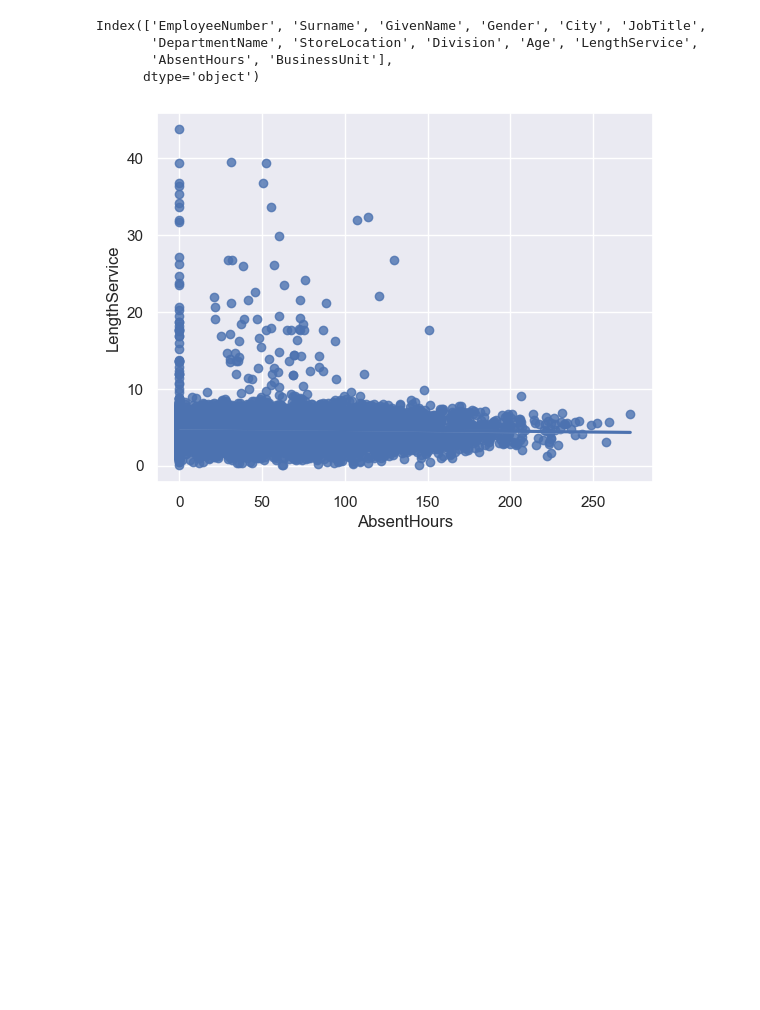
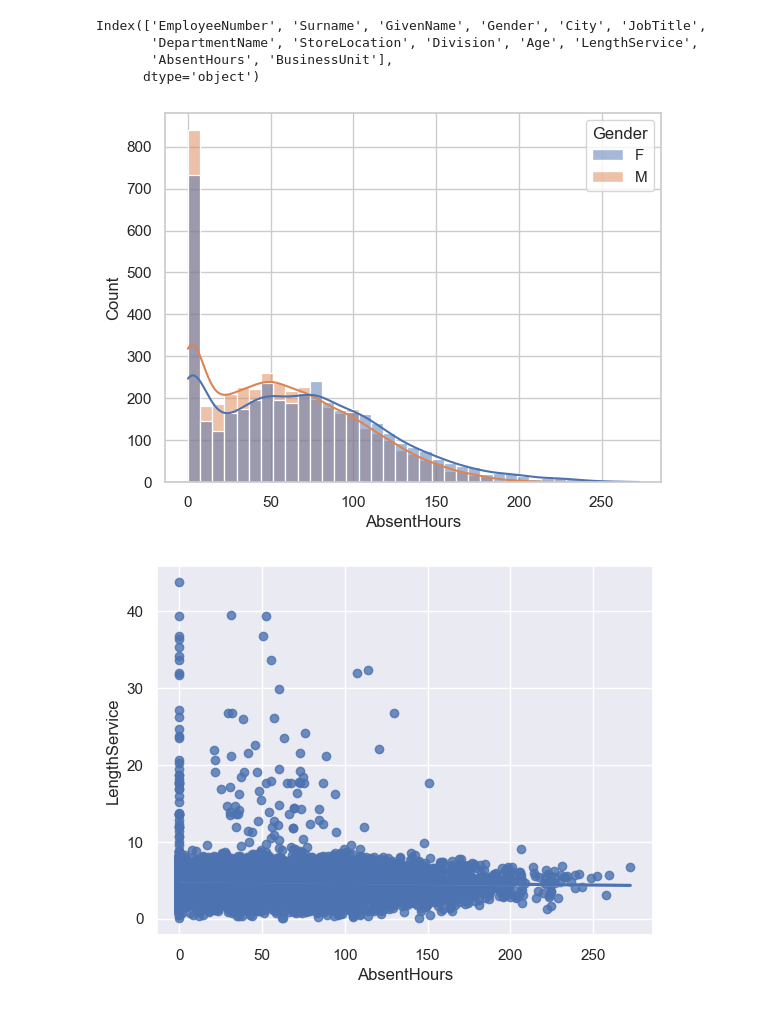
Before and after one commit to piyushrgone/Absenteeism-at-Work-Prediction, a Jupyter notebook: Absenteeism at Work Prediction-EDA.ipynb, the cells around one changed output. Drawn from its saved outputs; the diff is of its cells as text; code cells hidden in the pictures; blank space fills up the shorter version.

```diff
--- a/Absenteeism at Work Prediction-EDA.ipynb
+++ b/Absenteeism at Work Prediction-EDA.ipynb
@@ -181,6 +181,11 @@ Index(['EmployeeNumber', 'Surname', 'GivenName', 'Gender', 'City', 'JobTitle',
        'DepartmentName', 'StoreLocation', 'Division', 'Age', 'LengthService',
        'AbsentHours', 'BusinessUnit'],
       dtype='object')
+# %%
+sns.histplot( x='AbsentHours', hue='Gender', data=df, kde=True)
+plt.show()
+# %% [output]
+[figure, added]
 # %%
 sns.regplot(y = 'LengthService',x = 'AbsentHours', data=df); plt.show()
 # %% [output]
```
Also changed, not shown: parts of 1 cell of this notebook.
